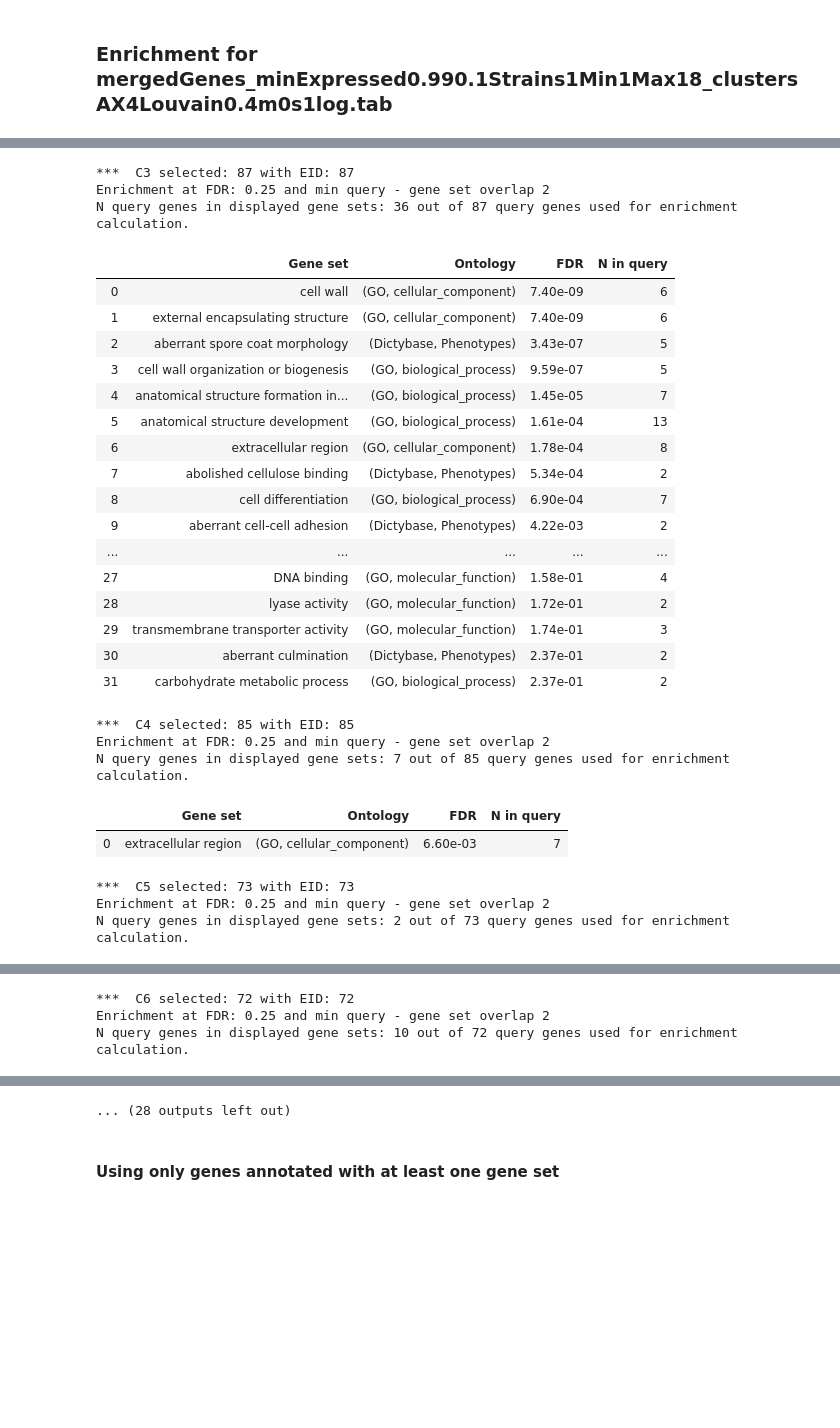
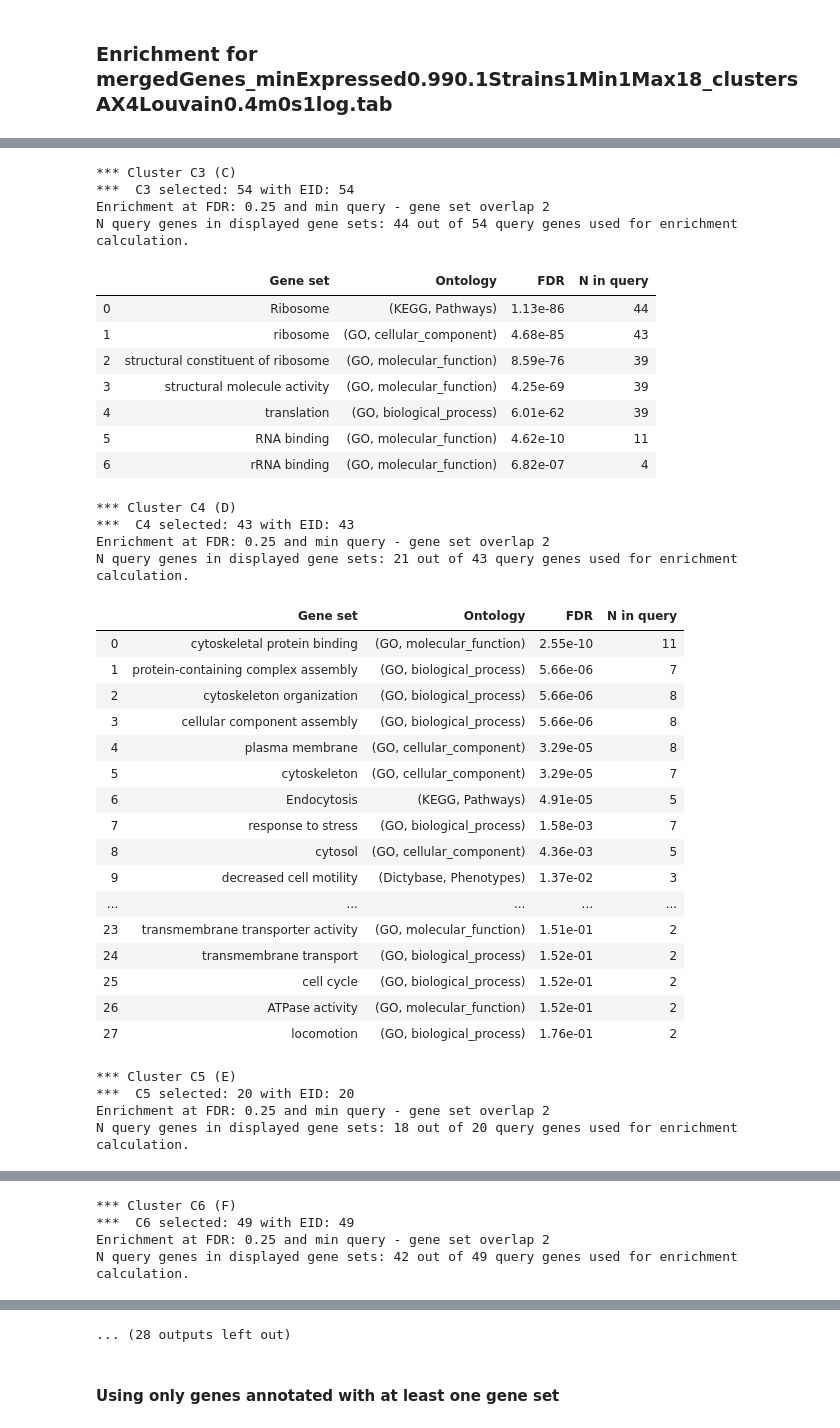
Before and after one commit to biolab/baylor-dicty, a Jupyter notebook: networks/regulons_byStrain_enrichment.ipynb, the cells around one changed output, grey strips where cells are left out. Drawn from its saved outputs; the diff is of its cells as text; code cells hidden in the pictures; blank space fills up the shorter version.

Commit message:
Update enrichment regulons, make enrichment milestones, dim reduction plot saving

```diff
--- a/networks/regulons_byStrain_enrichment.ipynb
+++ b/networks/regulons_byStrain_enrichment.ipynb
@@ -12,6 +12,8 @@ if module_path not in sys.path:
 import pandas as pd
 from IPython.display import display
 pd.set_option('max_colwidth', 70)
+pd.set_option('display.max_rows', 500)
+import string
 
 from orangecontrib.bioinformatics.geneset.__init__ import list_all
 
@@ -313,7 +310,10 @@ N query genes in displayed gene sets: 34 out of 38 query genes used for enrichme
 # %%
 regulons=pd.read_table(pathRegulons+'mergedGenes_minExpressed0.990.1Strains1Min1Max18_clustersAX4Louvain0.4m0s1log.tab',index_col=0)
 for group in range(1,len(regulons['Cluster'].unique())+1):
-    enriched=group_diff_enrichment(data=regulons,group='C'+str(group),min_overlap=2)
+    cluster='C'+str(group)
+    print('*** Cluster %s (%s)' %(cluster,string.ascii_uppercase[group-1]))
+
+    enriched=group_diff_enrichment(data=regulons,group=cluster,min_overlap=2)
     if  save_enrichment and enriched is not None:
         enriched.to_csv(pathRegulons+'enrichment/minExpressed0.990.1Strains1Min1Max18_clustersAX4Louvain0.4m0s1log_enrichment_cluster'+str(group)+'.tsv', sep='\t',index=False)
 # %% [output]
@@ -348,29 +357,38 @@ N query genes in displayed gene sets: 10 out of 88 query genes used for enrichme
-***  C3 selected: 87 with EID: 87
+*** Cluster C3 (C)
+***  C3 selected: 54 with EID: 54
 Enrichment at FDR: 0.25 and min query - gene set overlap 2
-N query genes in displayed gene sets: 36 out of 87 query genes used for enrichment calculation.
+N query genes in displayed gene sets: 44 out of 54 query genes used for enrichment calculation.
 |  | Gene set | Ontology | FDR | N in query |
-| 0 | cell wall | (GO, cellular_component) | 7.40e-09 | 6 |
-| 1 | external encapsulating structure | (GO, cellular_component) | 7.40e-09 | 6 |
-| 2 | aberrant spore coat morphology | (Dictybase, Phenotypes) | 3.43e-07 | 5 |
-| 3 | cell wall organization or biogenesis | (GO, biological_process) | 9.59e-07 | 5 |
-| 4 | anatomical structure formation in... | (GO, biological_process) | 1.45e-05 | 7 |
-| 5 | anatomical structure development | (GO, biological_process) | 1.61e-04 | 13 |
-| 6 | extracellular region | (GO, cellular_component) | 1.78e-04 | 8 |
-| 7 | abolished cellulose binding | (Dictybase, Phenotypes) | 5.34e-04 | 2 |
-| 8 | cell differentiation | (GO, biological_process) | 6.90e-04 | 7 |
-| 9 | aberrant cell-cell adhesion | (Dictybase, Phenotypes) | 4.22e-03 | 2 |
-| ... | ... | ... | ... | ... |
-| 27 | DNA binding | (GO, molecular_function) | 1.58e-01 | 4 |
-| 28 | lyase activity | (GO, molecular_function) | 1.72e-01 | 2 |
-| 29 | transmembrane transporter activity | (GO, molecular_function) | 1.74e-01 | 3 |
-| 30 | aberrant culmination | (Dictybase, Phenotypes) | 2.37e-01 | 2 |
-| 31 | carbohydrate metabolic process | (GO, biological_process) | 2.37e-01 | 2 |
+| 0 | Ribosome | (KEGG, Pathways) | 1.13e-86 | 44 |
+| 1 | ribosome | (GO, cellular_component) | 4.68e-85 | 43 |
+| 2 | structural constituent of ribosome | (GO, molecular_function) | 8.59e-76 | 39 |
+| 3 | structural molecule activity | (GO, molecular_function) | 4.25e-69 | 39 |
+| 4 | translation | (GO, biological_process) | 6.01e-62 | 39 |
+| 5 | RNA binding | (GO, molecular_function) | 4.62e-10 | 11 |
+| 6 | rRNA binding | (GO, molecular_function) | 6.82e-07 | 4 |
-***  C4 selected: 85 with EID: 85
+*** Cluster C4 (D)
+***  C4 selected: 43 with EID: 43
 Enrichment at FDR: 0.25 and min query - gene set overlap 2
-N query genes in displayed gene sets: 7 out of 85 query genes used for enrichment calculation.
+N query genes in displayed gene sets: 21 out of 43 query genes used for enrichment calculation.
 |  | Gene set | Ontology | FDR | N in query |
-| 0 | extracellular region | (GO, cellular_component) | 6.60e-03 | 7 |
+| 0 | cytoskeletal protein binding | (GO, molecular_function) | 2.55e-10 | 11 |
+| 1 | protein-containing complex assembly | (GO, biological_process) | 5.66e-06 | 7 |
+| 2 | cytoskeleton organization | (GO, biological_process) | 5.66e-06 | 8 |
+| 3 | cellular component assembly | (GO, biological_process) | 5.66e-06 | 8 |
+| 4 | plasma membrane | (GO, cellular_component) | 3.29e-05 | 8 |
+| 5 | cytoskeleton | (GO, cellular_component) | 3.29e-05 | 7 |
+| 6 | Endocytosis | (KEGG, Pathways) | 4.91e-05 | 5 |
+| 7 | response to stress | (GO, biological_process) | 1.58e-03 | 7 |
+| 8 | cytosol | (GO, cellular_component) | 4.36e-03 | 5 |
+| 9 | decreased cell motility | (Dictybase, Phenotypes) | 1.37e-02 | 3 |
+| ... | ... | ... | ... | ... |
+| 23 | transmembrane transporter activity | (GO, molecular_function) | 1.51e-01 | 2 |
+| 24 | transmembrane transport | (GO, biological_process) | 1.52e-01 | 2 |
+| 25 | cell cycle | (GO, biological_process) | 1.52e-01 | 2 |
+| 26 | ATPase activity | (GO, molecular_function) | 1.52e-01 | 2 |
+| 27 | locomotion | (GO, biological_process) | 1.76e-01 | 2 |
-***  C5 selected: 73 with EID: 73
+*** Cluster C5 (E)
+***  C5 selected: 20 with EID: 20
 Enrichment at FDR: 0.25 and min query - gene set overlap 2
-N query genes in displayed gene sets: 2 out of 73 query genes used for enrichment calculation.
+N query genes in displayed gene sets: 18 out of 20 query genes used for enrichment calculation.
 |  | Gene set | Ontology | FDR | N in query |
@@ -378,4 +406,5 @@ N query genes in displayed gene sets: 2 out of 73 query genes used for enrichmen
-***  C6 selected: 72 with EID: 72
+*** Cluster C6 (F)
+***  C6 selected: 49 with EID: 49
 Enrichment at FDR: 0.25 and min query - gene set overlap 2
-N query genes in displayed gene sets: 10 out of 72 query genes used for enrichment calculation.
+N query genes in displayed gene sets: 42 out of 49 query genes used for enrichment calculation.
 |  | Gene set | Ontology | FDR | N in query |
```
Also changed, not shown: parts of 4 cells of this notebook, 4 other files.
